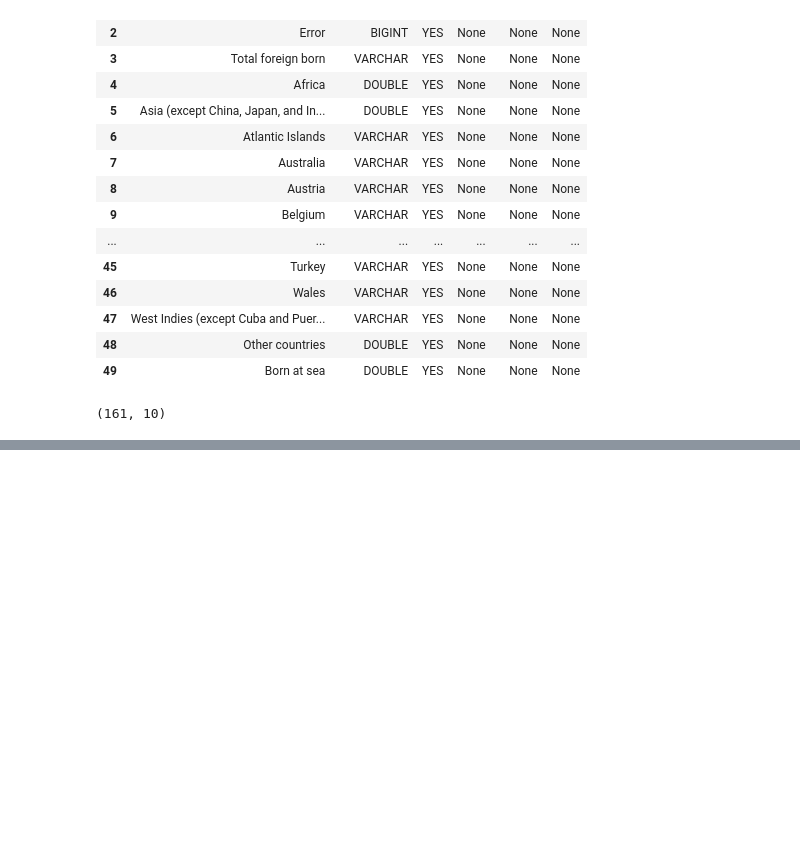
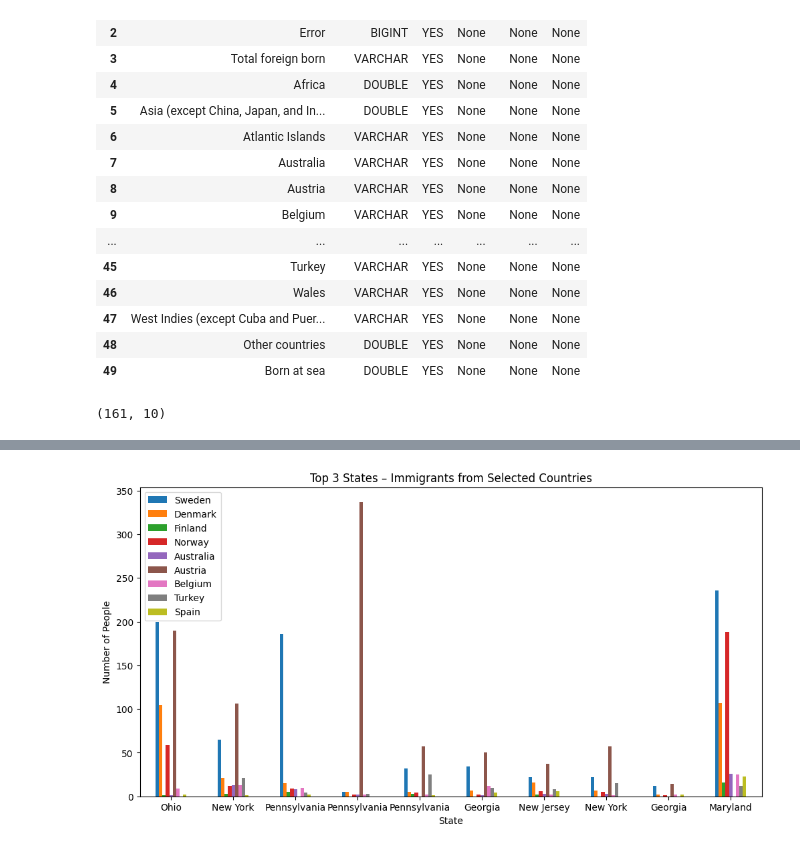
Before and after one commit to Abdulrahmanfahmi/Data_visualization_Abdulrahman_Fahmi_DE24, a Jupyter notebook: code_along/03_matplotlib_annotations/matplotlib_annotations.ipynb, the cells around one changed output, grey strips where cells are left out. Saved outputs shown, nothing was run; the diff lists cells and outputs as text; code cells hidden in the pictures; blank space fills up the shorter version.

Commit message:
matplotlib & storytelling

```diff
--- a/code_along/03_matplotlib_annotations/matplotlib_annotations.ipynb
+++ b/code_along/03_matplotlib_annotations/matplotlib_annotations.ipynb
@@ -348,0 +433,11 @@ df_world = df_world.drop(columns=["Total foreigners", "world"], errors='ignore')
+# %%
+import matplotlib.pyplot as plt
+
+ax = top_3_world.plot(kind="bar", figsize=(12,6))
+ax.set_xticklabels(top_3_world.index, rotation=0)
+plt.title("Top 3 States – Immigrants from Selected Countries")
+plt.xlabel("State")
+plt.ylabel("Number of People")
+plt.show()
+# %% [output]
+[figure, added]
```
Also changed, not shown: parts of 20 cells of this notebook, 3 other files.
